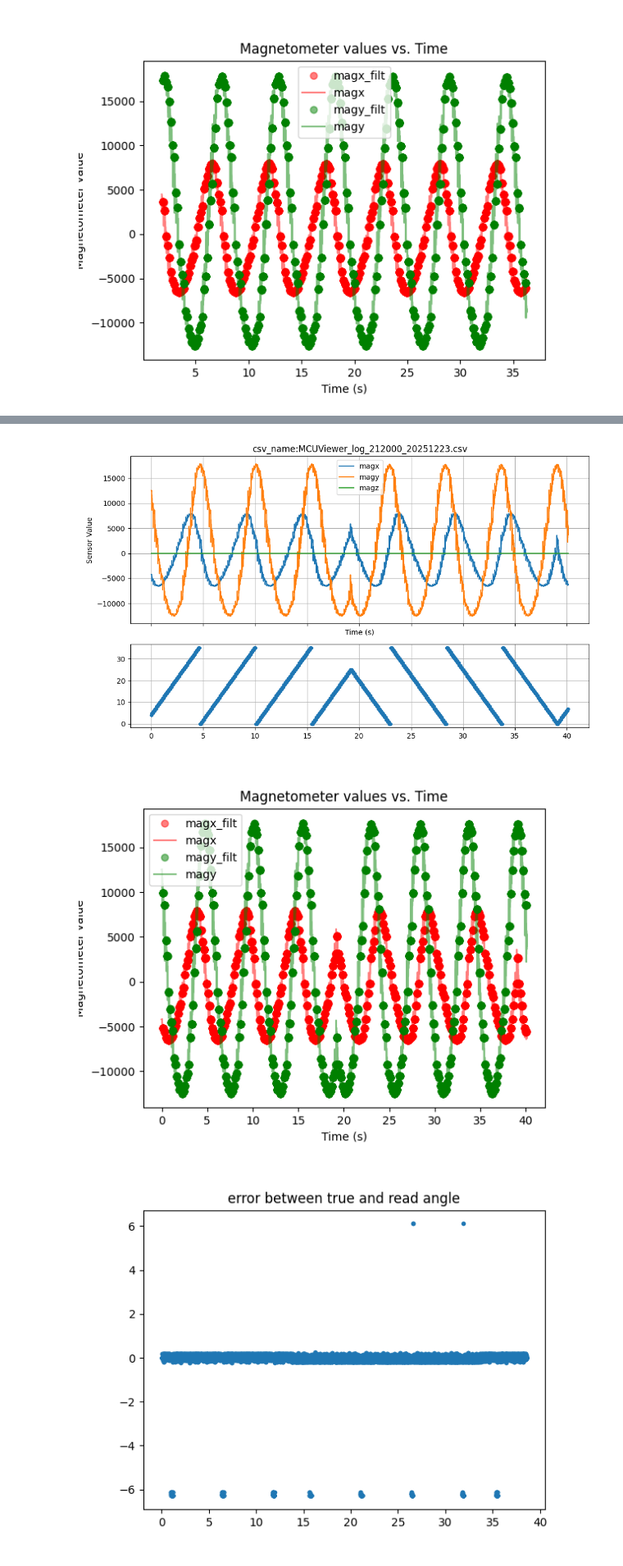
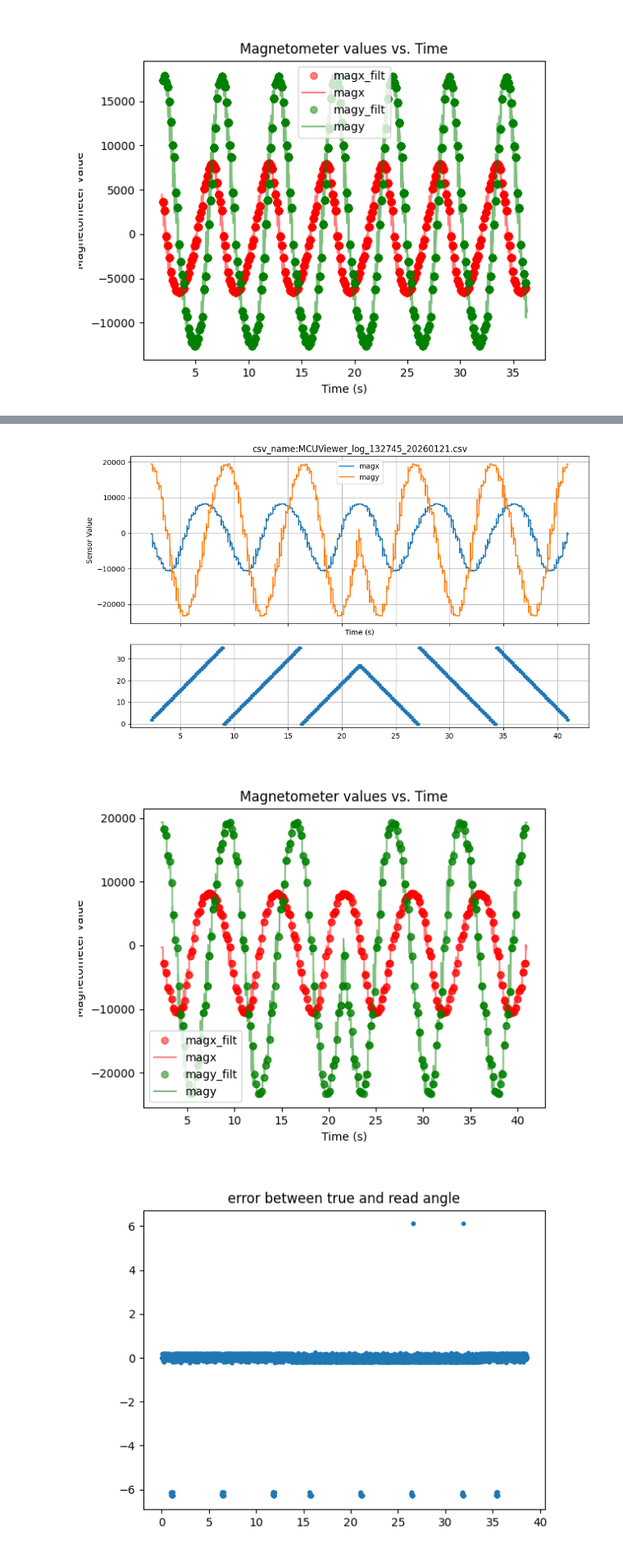
Before and after one commit to qwertpas/pennyesc, a Jupyter notebook: firmware/pennyesc_libopencm3/data/magnetanalysis.ipynb, the cells around one changed output, grey strips where cells are left out. Shown at 82% size. Saved outputs shown, nothing was run; the diff lists cells and outputs as text; code cells hidden in the pictures.

Commit message:
update v2 .step and add calibration mcuviewer

```diff
--- a/firmware/pennyesc_libopencm3/data/magnetanalysis.ipynb
+++ b/firmware/pennyesc_libopencm3/data/magnetanalysis.ipynb
@@ -171,16 +171,23 @@ df_valid[df_valid['time'] <= 99].to_csv(f"{csv_name[:-4]}_filt.csv", index=False
 [figure]
 [figure]
 # %%
-csv_name = "MCUViewer_log_212000_20251223.csv"
+import pandas as pd
+import matplotlib.pyplot as plt
+import numpy as np
+%matplotlib widget
+csv_name = "MCUViewer_log_132745_20260121.csv"
 df = pd.read_csv(csv_name)
-# df = df[df['time'] > 1.8].reset_index(drop=True)
+
+df = df[df['time'] > 2.3].reset_index(drop=True)
+
+df = df[df['time'] < 41]
 
 
 fig, axs = plt.subplots(2, 1, figsize=(10,6), sharex=True, gridspec_kw={"height_ratios":[2,1]})
 # Top plot: sensor values vs. time
 axs[0].plot(df['time'], df['magx'], label='magx')
 axs[0].plot(df['time'], df['magy'], label='magy')
-axs[0].plot(df['time'], df['magz'], label='magz')
+# axs[0].plot(df['time'], df['magz'], label='magz')
 axs[0].set_xlabel('Time (s)')
 axs[0].set_ylabel('Sensor Value')
 # axs[0].set_title('Magnetometer Axes vs Time')
@@ -237,10 +244,10 @@ plt.legend()
 plt.figure(figsize=(10,6))
 plt.plot(df_valid['step_mod6'], df_valid['magx'], 'o-', color='red', alpha=0.5, label='magx')
 plt.plot(df_valid['step_mod6'], df_valid['magy'], 'o-', color='green', alpha=0.5, label='magy')
-plt.plot(df_valid['step_mod6'], df_valid['magz'], 'o-', color='blue', alpha=0.5, label='magz')
+# plt.plot(df_valid['step_mod6'], df_valid['magz'], 'o-', color='blue', alpha=0.5, label='magz')
 plt.plot(df['step_mod6'], df['magx'], '.', color='red', alpha=0.3, markersize=1, label='magx')
 plt.plot(df['step_mod6'], df['magy'], '.', color='green', alpha=0.3, markersize=1, label='magy')
-plt.plot(df['step_mod6'], df['magz'], '.', color='blue', alpha=0.3, markersize=1, label='magz')
+# plt.plot(df['step_mod6'], df['magz'], '.', color='blue', alpha=0.3, markersize=1, label='magz')
 plt.xlabel('step_count % 36')
 plt.ylabel('Magnetometer value')
 plt.title('Magnetometer values vs. Commutation Step (step_count % 36): After transients')
@@ -254,5 +261,5 @@ df_valid[df_valid['time'] <= 99].to_csv(f"{csv_name[:-4]}_filt.csv", index=False
-[figure, old version]
+[figure, new version]
-[figure, old version]
+[figure, new version]
 # %%
 csv_name = "MCUViewer_log_214455_20251223.csv"
 df = pd.read_csv(csv_name)
```
Also changed, not shown: parts of 1 cell of this notebook, 6 other files.
